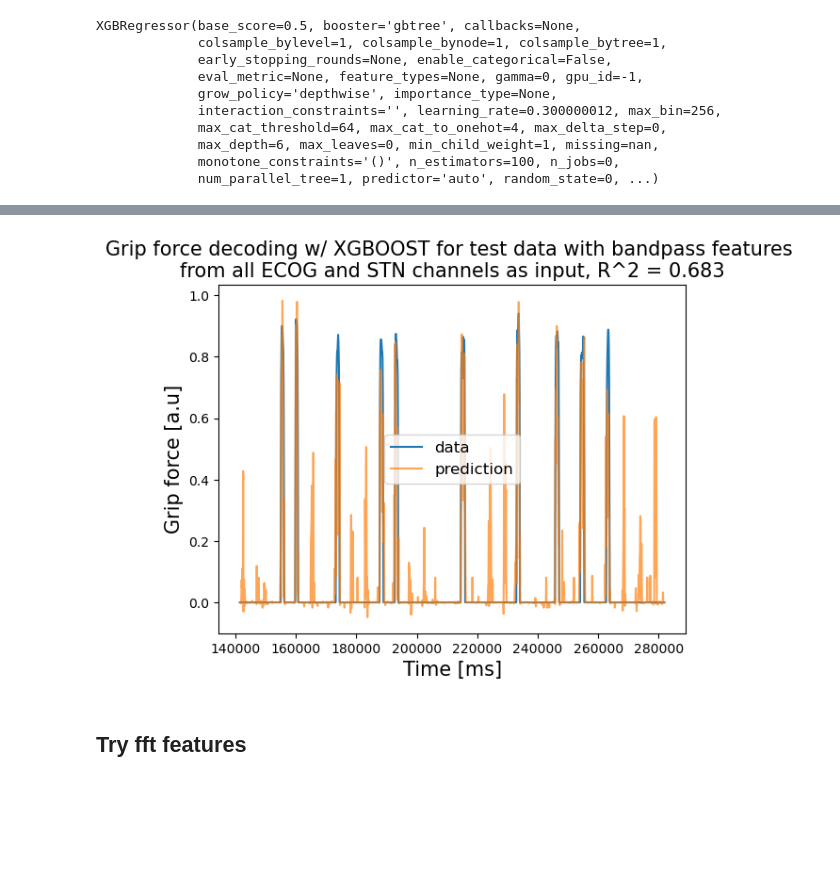
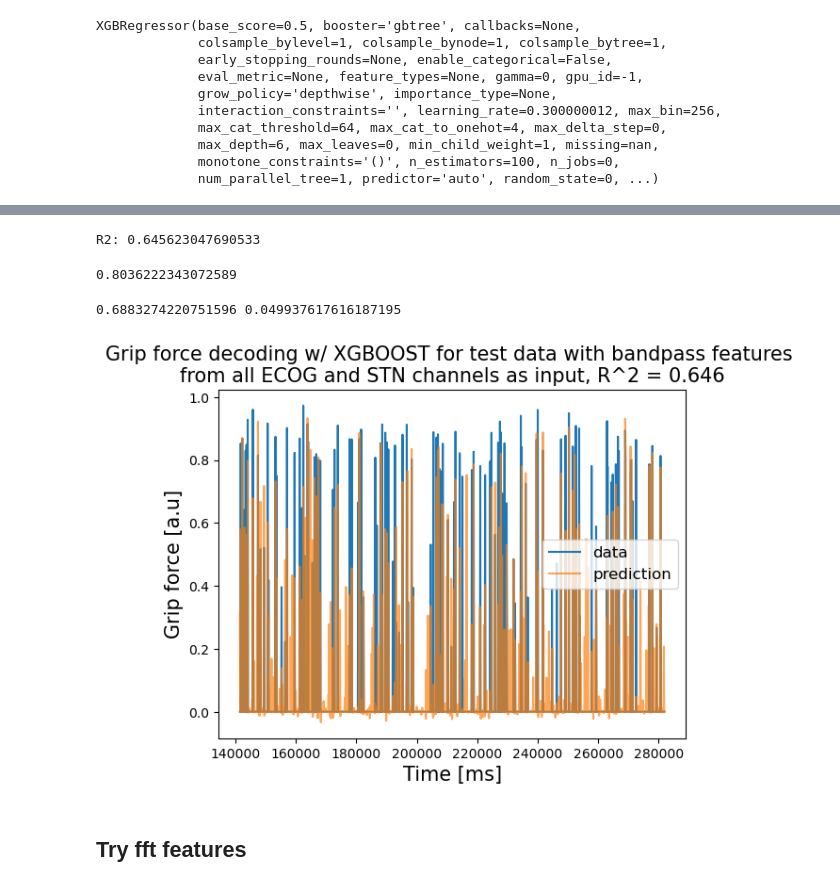
Before and after one commit to lauraflyra/BehaviorallyRelevantNeuralDynamicsWithPSID, a Jupyter notebook: src/explore_xgboost.ipynb, the cells around one changed output, grey strips where cells are left out. Saved outputs shown, nothing was run; the diff lists cells and outputs as text; code cells hidden in the pictures; blank space fills up the shorter version.

Commit message:
explore xgboost results

```diff
--- a/src/explore_xgboost.ipynb
+++ b/src/explore_xgboost.ipynb
@@ -68,0 +128,12 @@ print(np.mean(cv_score), np.std(cv_score))
+# %%
+train_idx_features = np.arange(np.round(0.5 * shuffled_df.shape[0]), dtype=int)
+test_idx_features = np.arange(1 + train_idx_features[-1], shuffled_df.shape[0])
+
+feat_train_shuffled = feature_df_shuffled[train_idx_features]
+feat_test_shuffled = feature_df_shuffled[test_idx_features]
+
+mov_features_train_shuffled = behavior_df_shuffled[train_idx_features]
+mov_features_test_shuffled = behavior_df_shuffled[test_idx_features]
+# %%
+model_shuffled = xgboost.XGBRegressor()
+model_shuffled.fit(feat_train_shuffled, mov_features_train_shuffled)
@@ -68,0 +151,2 @@ print(np.mean(cv_score), np.std(cv_score))
+# %%
+mov_feat_test_pred_shuffled = model_shuffled.predict(feat_test_shuffled)
@@ -68,0 +166,5 @@ print(np.mean(cv_score), np.std(cv_score))
+# %%
+r2_shuffled = r2_score(mov_features_test_shuffled, mov_feat_test_pred_shuffled)
+print("R2: {}".format(r2_shuffled))
+# %% [output]
+R2: 0.645623047690533
@@ -68,0 +173,4 @@ print(np.mean(cv_score), np.std(cv_score))
+# %%
+R_shuffled[0,1]
+# %% [output]
+0.8036222343072589
@@ -69,14 +179,18 @@ print(np.mean(cv_score), np.std(cv_score))
+# %%
+print(np.mean(cv_score_shuffled), np.std(cv_score_shuffled))
+# %% [output]
+0.6883274220751596 0.049937617616187195
 # %%
 time_array = data_features['time'].to_numpy().reshape(-1, 1)[test_idx_features]
-plt.plot(time_array, mov_features_test.reshape(-1,), label = 'data')
-plt.plot(time_array, mov_feat_test_pred.reshape(-1,), label = 'prediction', alpha = 0.7)
-plt.title("Grip force decoding w/ XGBOOST for test data with bandpass features \nfrom all ECOG and STN channels as input, R^2 = {:.3g}".format(np.mean(r2)), fontsize = 15)
+plt.plot(time_array, mov_features_test_shuffled.reshape(-1,), label = 'data')
+plt.plot(time_array, mov_feat_test_pred_shuffled.reshape(-1,), label = 'prediction', alpha = 0.7)
+plt.title("Grip force decoding w/ XGBOOST for shuffled test data with bandpass features \nfrom all ECOG and STN channels as input, R^2 = {:.3g}".format(np.mean(r2_shuffled)), fontsize = 15)
 plt.xlabel("Time [ms]", fontsize = 15)
 plt.ylabel("Grip force [a.u]", fontsize = 15)
 plt.legend(fontsize = 12)
 plt.show()
 # %% [output]
-[figure, old version]
+[figure, new version]
 # %% [markdown]
 ## Try fft features
 # %%
```
Also changed, not shown: parts of 28 cells of this notebook.
